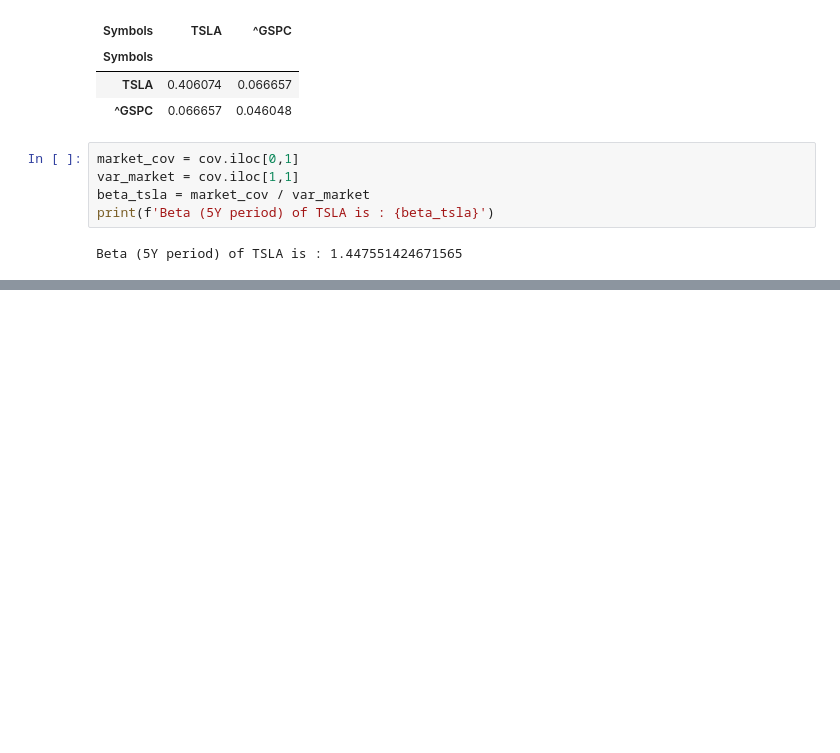
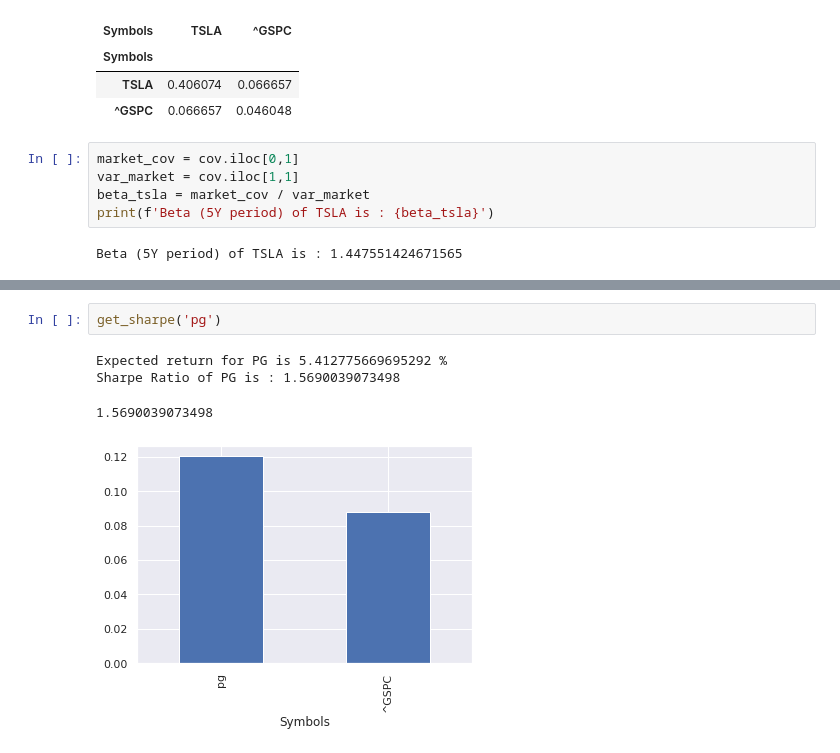
Before and after one commit to bhavinmoriya/Python-for-Financial-Analysis-and-Algorithmic-Trading, a Jupyter notebook: beta-of-a-security.ipynb, the cells around one changed output, grey strips where cells are left out. Saved outputs shown, nothing was run; the diff lists cells and outputs as text; blank space fills up the shorter version.

```diff
--- a/beta-of-a-security.ipynb
+++ b/beta-of-a-security.ipynb
@@ -85,0 +130,7 @@ Beta (5Y period) of PG is : 0.5813938660921187
+# %%
+get_sharpe('pg')
+# %% [output]
+Expected return for PG is 5.412775669695292 %
+Sharpe Ratio of PG is : 1.5690039073498
+1.5690039073498
+[figure, added]
```
Also changed, not shown: parts of 9 cells of this notebook.
